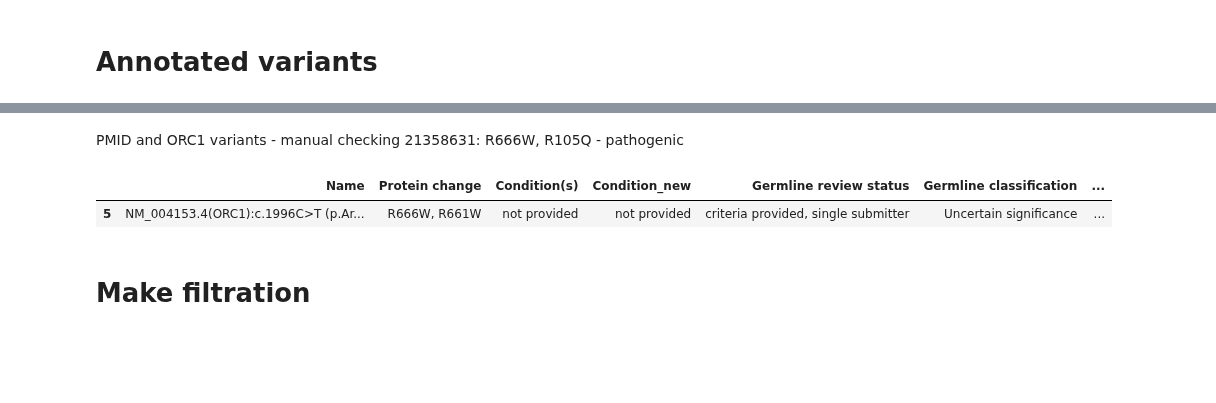
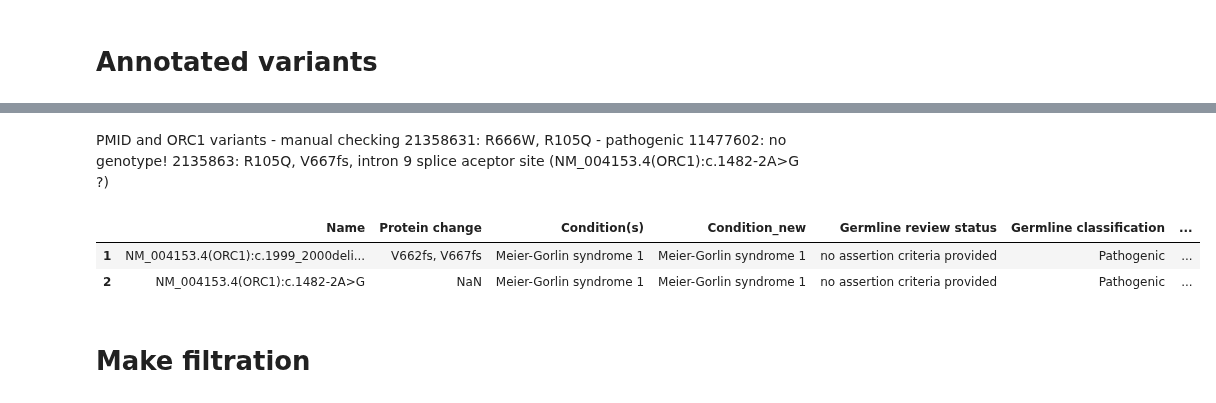
Before and after one commit to Lopatushka/ORC1, a Jupyter notebook: clinvar_analysis.ipynb, the cells around one changed output, grey strips where cells are left out. Drawn from its saved outputs; the diff is of its cells as text; code cells hidden in the pictures; blank space fills up the shorter version.

```diff
--- a/clinvar_analysis.ipynb
+++ b/clinvar_analysis.ipynb
@@ -107,11 +107,14 @@ df_merged
 # %% [markdown]
 PMID and ORC1 variants - manual checking
 21358631: R666W, R105Q - pathogenic
+11477602: no genotype!
+2135863: R105Q, V667fs, intron 9 splice aceptor site (NM_004153.4(ORC1):c.1482-2A>G ?)
 # %%
-df_merged[df_merged['PubMedID']==21358631.0]
+df_merged[df_merged['PubMedID']==21358632.0]
 # %% [output]
 |  | Name | Protein change | Condition(s) | Condition_new | Germline review status | Germline classification | ... |
-| 5 | NM_004153.4(ORC1):c.1996C>T (p.Ar... | R666W, R661W | not provided | not provided | criteria provided, single submitter | Uncertain significance | ... |
+| 1 | NM_004153.4(ORC1):c.1999_2000deli... | V662fs, V667fs | Meier-Gorlin syndrome 1 | Meier-Gorlin syndrome 1 | no assertion criteria provided | Pathogenic | ... |
+| 2 | NM_004153.4(ORC1):c.1482-2A>G | NaN | Meier-Gorlin syndrome 1 | Meier-Gorlin syndrome 1 | no assertion criteria provided | Pathogenic | ... |
 # %% [markdown]
 # Make filtration
 # %%
```
